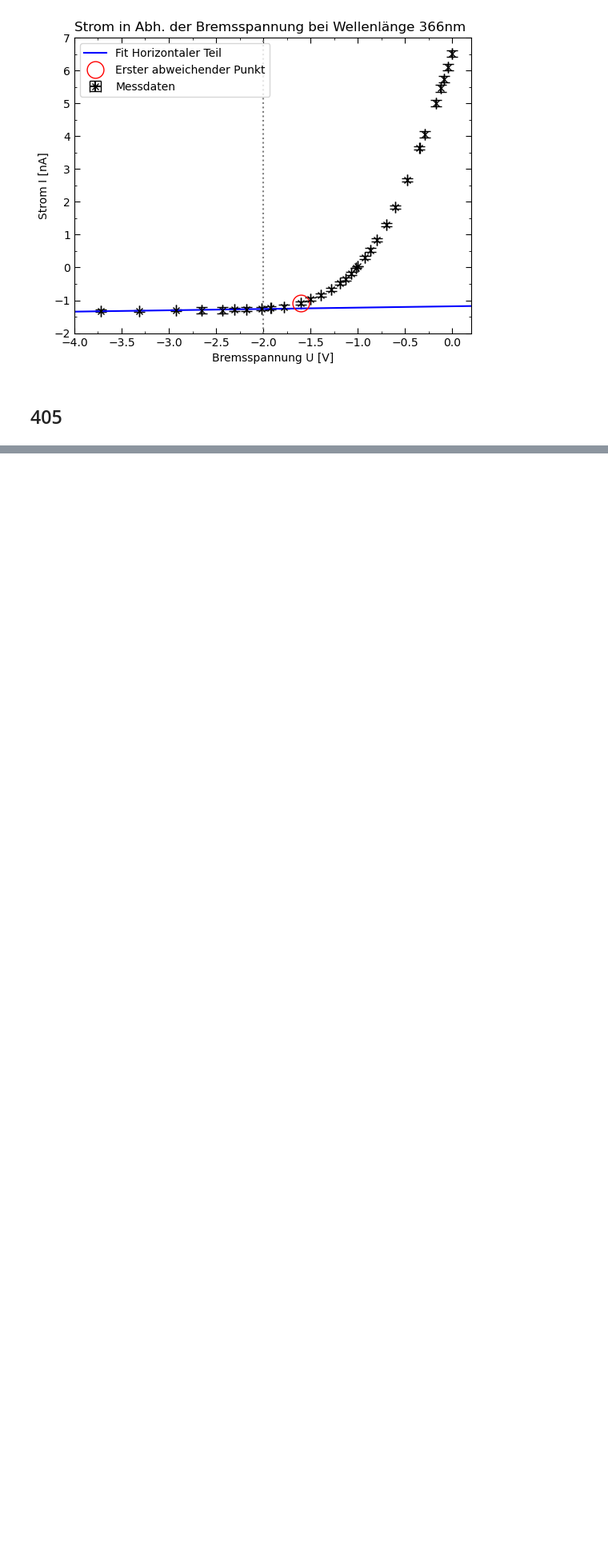
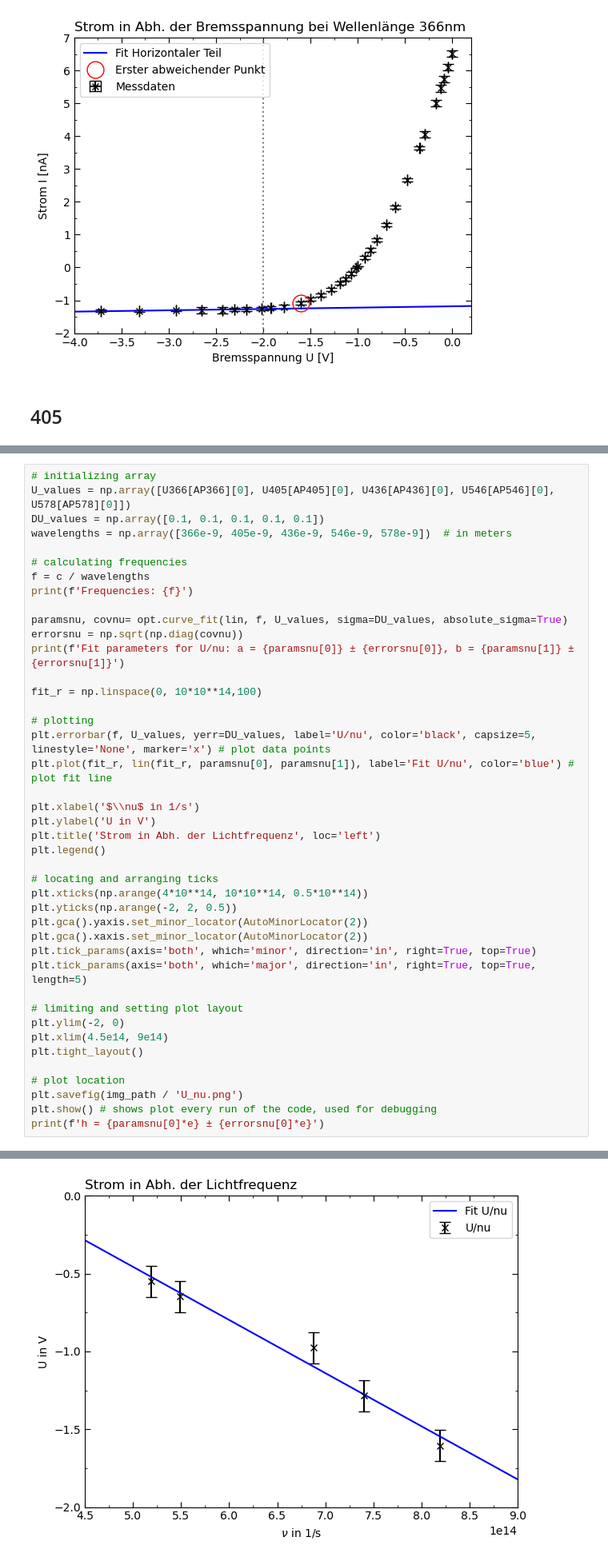
Before and after one commit to Bonsai-Tr33/C-Praktikum, a Jupyter notebook: 45/Evaluation/2.1.ipynb, the cells around one changed output, grey strips where cells are left out. Shown at 80% size. Drawn from its saved outputs; the diff is of its cells as text; blank space fills up the shorter version.

```diff
--- a/45/Evaluation/2.1.ipynb
+++ b/45/Evaluation/2.1.ipynb
@@ -583,0 +739,43 @@ erster Abweichender Punkt: U = -1.2841 ± 0.000381025
+# %%
+# initializing array
+U_values = np.array([U366[AP366][0], U405[AP405][0], U436[AP436][0], U546[AP546][0], U578[AP578][0]])
+DU_values = np.array([0.1, 0.1, 0.1, 0.1, 0.1])
+wavelengths = np.array([366e-9, 405e-9, 436e-9, 546e-9, 578e-9])  # in meters
+
+# calculating frequencies
+f = c / wavelengths
+print(f'Frequencies: {f}')
+
+paramsnu, covnu= opt.curve_fit(lin, f, U_values, sigma=DU_values, absolute_sigma=True)
+errorsnu = np.sqrt(np.diag(covnu))
+print(f'Fit parameters for U/nu: a = {paramsnu[0]} ± {errorsnu[0]}, b = {paramsnu[1]} ± {errorsnu[1]}')
+
+fit_r = np.linspace(0, 10*10**14,100)
+
+# plotting
+plt.errorbar(f, U_values, yerr=DU_values, label='U/nu', color='black', capsize=5, linestyle='None', marker='x') # plot data points
+plt.plot(fit_r, lin(fit_r, paramsnu[0], paramsnu[1]), label='Fit U/nu', color='blue') # plot fit line
+
+plt.xlabel('$\\nu$ in 1/s')
+plt.ylabel('U in V')
+plt.title('Strom in Abh. der Lichtfrequenz', loc='left')
+plt.legend()
+
+# locating and arranging ticks
+plt.xticks(np.arange(4*10**14, 10*10**14, 0.5*10**14))
+plt.yticks(np.arange(-2, 2, 0.5))
+plt.gca().yaxis.set_minor_locator(AutoMinorLocator(2))
+plt.gca().xaxis.set_minor_locator(AutoMinorLocator(2))
+plt.tick_params(axis='both', which='minor', direction='in', right=True, top=True)
+plt.tick_params(axis='both', which='major', direction='in', right=True, top=True, length=5)
+
+# limiting and setting plot layout
+plt.ylim(-2, 0)
+plt.xlim(4.5e14, 9e14)
+plt.tight_layout()
+
+# plot location
+plt.savefig(img_path / 'U_nu.png')
+plt.show() # shows plot every run of the code, used for debugging
+print(f'h = {paramsnu[0]*e} ± {errorsnu[0]*e}')
+# %% [output]
@@ -583,0 +785 @@ erster Abweichender Punkt: U = -1.2841 ± 0.000381025
+[figure, added]
```
Also changed, not shown: parts of 9 cells of this notebook, 10 other files.
